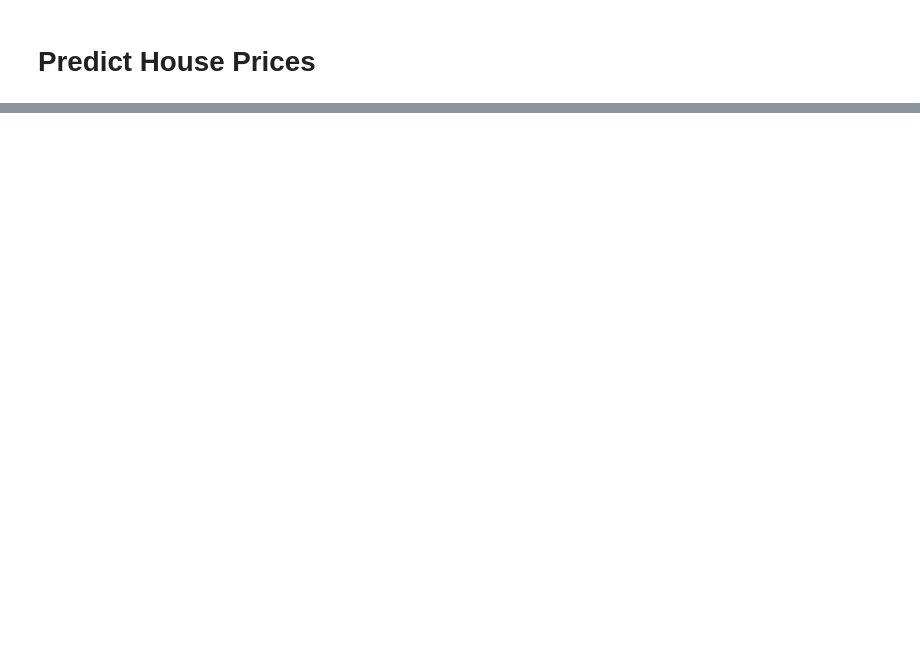
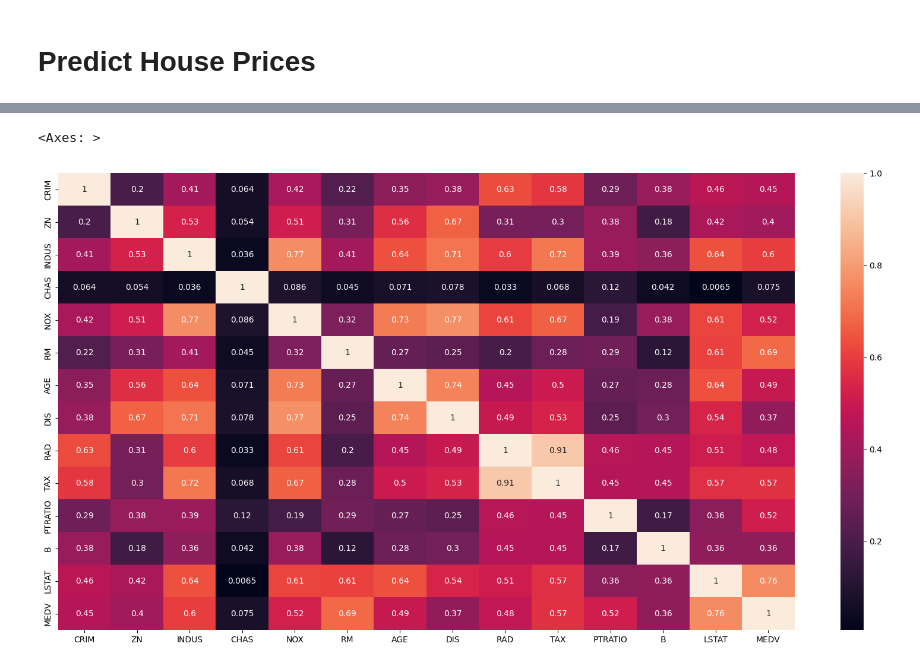
Before and after one commit to jebin2/Machine-Learning-Exercise, a Jupyter notebook: linear_regression.ipynb, the cells around one changed output, grey strips where cells are left out. Saved outputs shown, nothing was run; the diff lists cells and outputs as text; code cells hidden in the pictures; blank space fills up the shorter version.

```diff
--- a/linear_regression.ipynb
+++ b/linear_regression.ipynb
@@ -7,0 +148,6 @@ from pandas import read_csv
+# %%
+plt.figure(figsize=(20, 10))
+sns.heatmap(data.corr().abs(),  annot=True)
+# %% [output]
+<Axes: >
+[figure, added]
```
Also changed, not shown: parts of 18 cells of this notebook, 1 other file.
